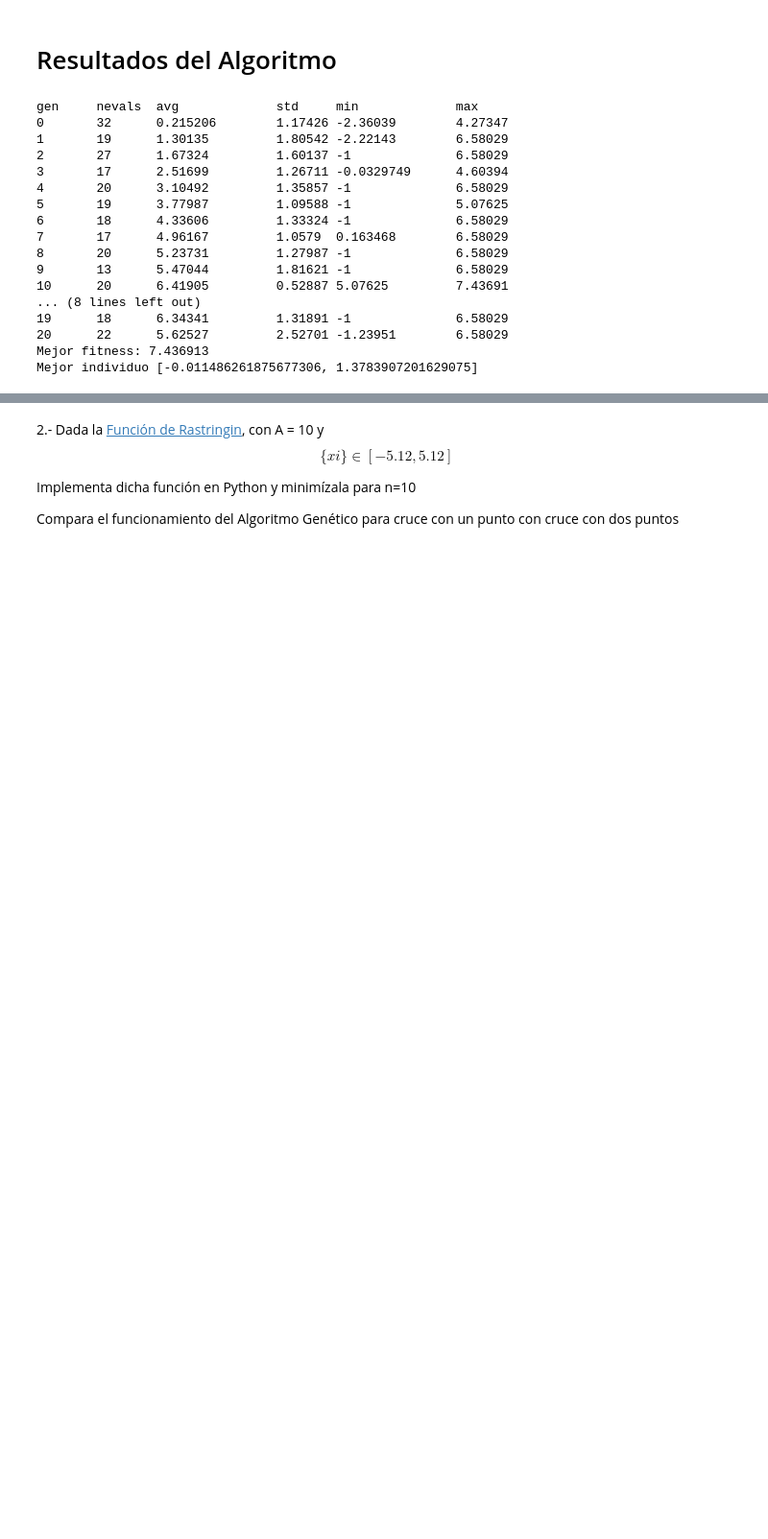
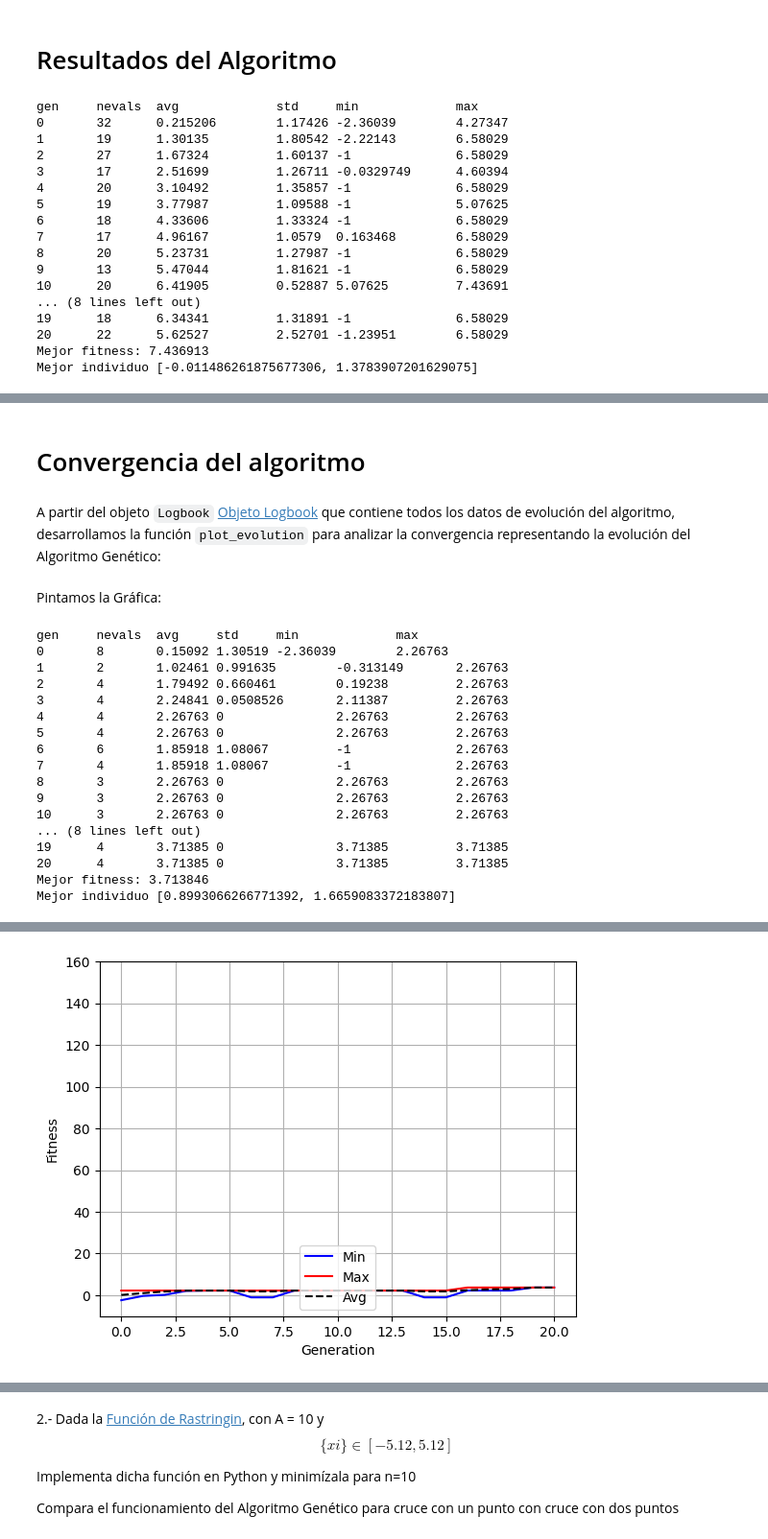
Before and after one commit to Alf-caput/P4_AlgoritmoGenetico, a Jupyter notebook: P4_AlgGen.ipynb, the cells around one changed output, grey strips where cells are left out. Shown at 96% size. Cells and saved outputs as stored; diff of their text form; code cells hidden in the pictures; blank space fills up the shorter version.

```diff
--- a/P4_AlgGen.ipynb
+++ b/P4_AlgGen.ipynb
@@ -399,0 +431,15 @@ Mejor individuo [-0.011486261875677306, 1.3783907201629075]
+# %%
+def main():
+    CXPB, MUTPB, NGEN = 0.5, 0.2, 20
+    pop = toolbox.population()
+    hof = tools.HallOfFame(1)
+    stats = tools.Statistics(lambda ind: ind.fitness.values)
+    stats.register("avg", np.mean)
+    stats.register("std", np.std)
+    stats.register("min", np.min)
+    stats.register("max", np.max)
+    logbook = tools.Logbook()
+    pop, logbook = algorithms.eaSimple(pop, toolbox, cxpb=CXPB,
+                                       mutpb=MUTPB, ngen=NGEN, stats=stats,
+                                       halloffame=hof, verbose=True)
+    return hof, logbook
@@ -399,0 +482,54 @@ Mejor individuo [-0.011486261875677306, 1.3783907201629075]
+# %% [markdown]
+# Convergencia del algoritmo
+# %% [markdown]
+A partir del objeto `Logbook` [Objeto Logbook](https://deap.readthedocs.io/en/master/api/tools.html#logbook) que contiene todos los datos de evolución del algoritmo, desarrollamos la función `plot_evolution` para analizar la convergencia representando la evolución del Algoritmo Genético:
+# %%
+def plot_evolucion(log):
+    """
+    Representa la evolución del mejor individuo en cada generación
+    """
+    gen = log.select("gen")
+    fit_mins = log.select("min")
+    fit_maxs = log.select("max")
+    fit_ave = log.select("avg")
+
+    fig, ax1 = plt.subplots()
+    ax1.plot(gen, fit_mins, "b")
+    ax1.plot(gen, fit_maxs, "r")
+    ax1.plot(gen, fit_ave, "--k")
+    # ax1.fill_between(gen, fit_mins, fit_maxs, where=fit_maxs >= fit_mins, facecolor='g', alpha = 0.2)
+    ax1.set_xlabel("Generation")
+    ax1.set_ylabel("Fitness")
+    ax1.set_ylim([-10, 160])
+    ax1.legend(["Min", "Max", "Avg"], loc="lower center")
+    plt.grid(True)
+    plt.savefig("Convergencia.eps", dpi = 300)
+# %% [markdown]
+Pintamos la Gráfica:
+# %%
+# Generación de población
+toolbox.register("population", tools.initRepeat, list,
+                 toolbox.individual, 8)
+random.seed(42)
+best, log = main()
+print("Mejor fitness: %f" %best[0].fitness.values)
+print("Mejor individuo %s" %best[0])
+plot_evolucion(log)
+# %% [output]
+gen     nevals  avg     std     min             max
+0       8       0.15092 1.30519 -2.36039        2.26763
+1       2       1.02461 0.991635        -0.313149       2.26763
+2       4       1.79492 0.660461        0.19238         2.26763
+3       4       2.24841 0.0508526       2.11387         2.26763
+4       4       2.26763 0               2.26763         2.26763
+5       4       2.26763 0               2.26763         2.26763
+6       6       1.85918 1.08067         -1              2.26763
+7       4       1.85918 1.08067         -1              2.26763
+8       3       2.26763 0               2.26763         2.26763
+9       3       2.26763 0               2.26763         2.26763
+10      3       2.26763 0               2.26763         2.26763
+... (8 lines left out)
+19      4       3.71385 0               3.71385         3.71385
+20      4       3.71385 0               3.71385         3.71385
+Mejor fitness: 3.713846
+Mejor individuo [0.8993066266771392, 1.6659083372183807]
@@ -399,0 +537 @@ Mejor individuo [-0.011486261875677306, 1.3783907201629075]
+[figure, added]
```
Also changed, not shown: parts of 8 cells of this notebook.
